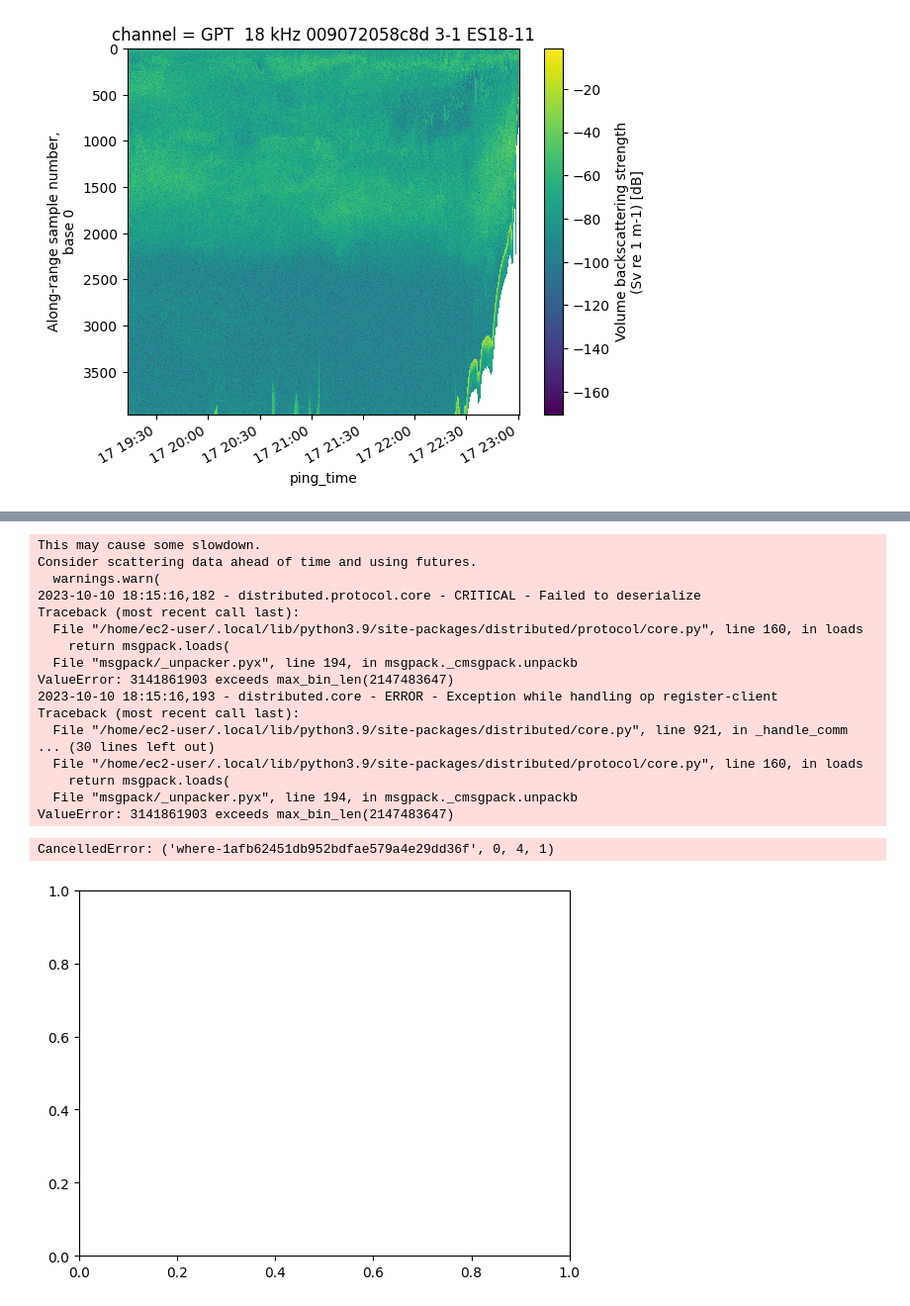
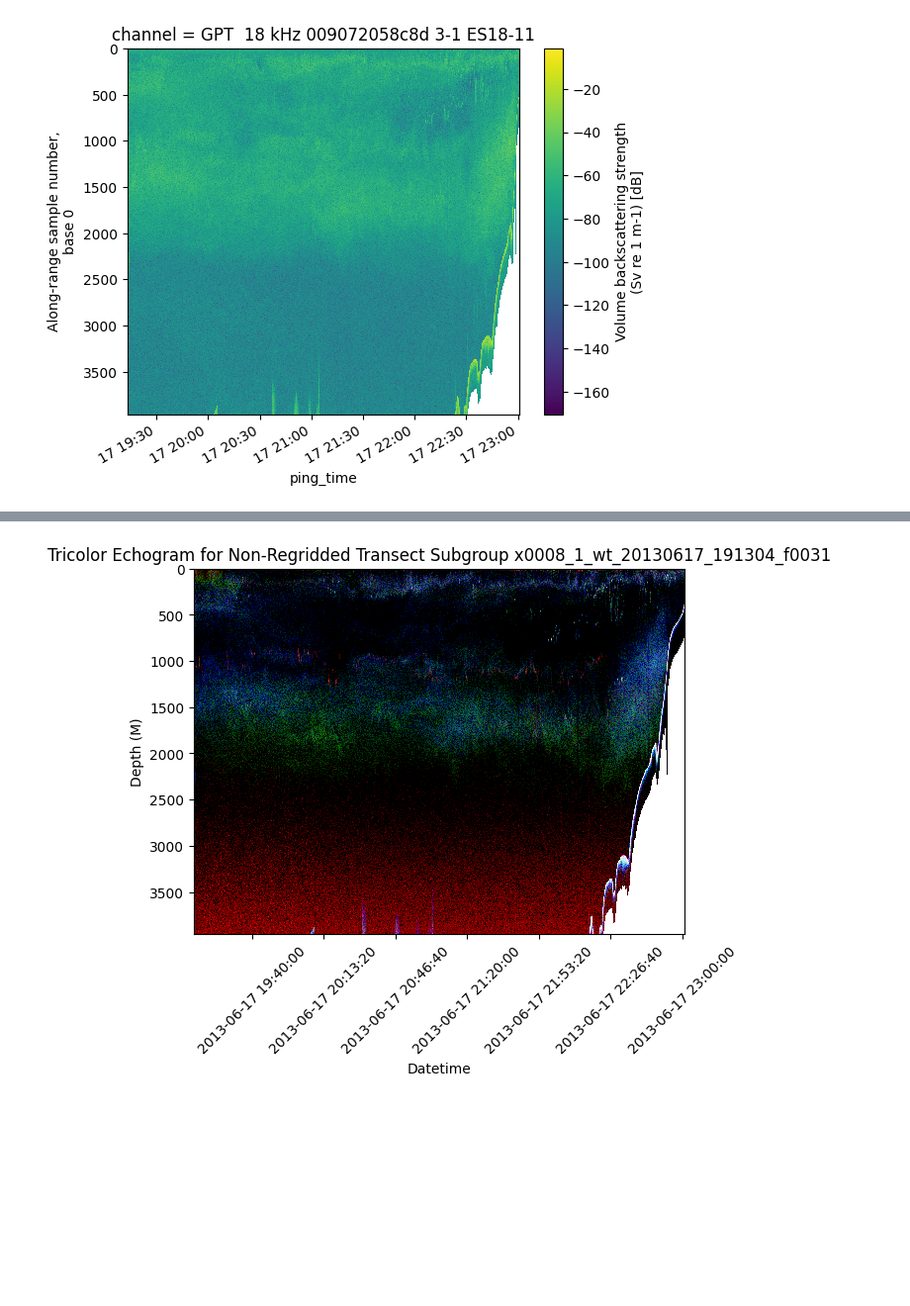
Before and after one commit to ctuguinay/hake_regridding_visualization, a Jupyter notebook: hake_regridding_visualization.ipynb, the cells around one changed output, grey strips where cells are left out. Shown at 99% size. Drawn from its saved outputs; the diff is of its cells as text; code cells hidden in the pictures; blank space fills up the shorter version.

Commit message:
final visualizations before presentation

```diff
--- a/hake_regridding_visualization.ipynb
+++ b/hake_regridding_visualization.ipynb
@@ -89,3 +77,5 @@ ep.open_converted("combined")
+# %%
+combined_ed = ep.open_converted("combined_ed.zarr")
 # %%
 combined_ed
 # %% [output]
@@ -166,5 +128,5 @@ Worker: 1
 # %%
-def plot_tricolor(combined_ds_Sv):
+def plot_tricolor(combined_ds_Sv, figname):
     def convert_to_color(ds_Sv, chan_sel, th_bottom, th_top):
             da_color = ds_Sv.isel(channel=chan_sel)
             da_color = da_color.where(da_color <= th_top, other=th_top)  # set to ceiling at the top
@@ -176,7 +138,7 @@ def plot_tricolor(combined_ds_Sv):
 
     # Set RGB Dictionary
     RGB_dict = {
-        "freq_RGB": [3,2,0],
+        "freq_RGB": [3,1,0],
         "threshold_bottom_RGB": [-70, -70, -70],
         "threshold_top_RGB": [-34, -34, -34]
     }
@@ -193,10 +155,16 @@ def plot_tricolor(combined_ds_Sv):
         da_colors.append(da)
 
     # use combine_nested instead of merge to preserve the RGB frequency sequence
-    tricolor = (
-        xr.combine_nested(da_colors, concat_dim='frequency')
-        .transpose('range_sample', 'ping_time', 'frequency')
-    )
+    try:
+        tricolor = (
+            xr.combine_nested(da_colors, concat_dim='frequency')
+            .transpose('range_sample', 'ping_time', 'frequency')
+        )
+    except:
+        tricolor = (
+            xr.combine_nested(da_colors, concat_dim='frequency')
+            .transpose('depth', 'ping_time', 'frequency')
+        )
     tricolor = tricolor.where(np.logical_not(tricolor.isnull()), other=0)
     tricolor["ping_time"] = tricolor["ping_time"].astype('int')
 
@@ -227,24 +195,11 @@ def plot_tricolor(combined_ds_Sv):
     # Create the plot and set the title text
     plt.title(title)
 
-plot_tricolor(combined_ds_Sv.chunk("auto").persist())
+    # Save fig
+    plt.savefig(figname, dpi=300)
-# %% [output]
-This may cause some slowdown.
-Consider scattering data ahead of time and using futures.
-  warnings.warn(
-2023-10-10 18:15:16,182 - distributed.protocol.core - CRITICAL - Failed to deserialize
-Traceback (most recent call last):
-  File "/home/ec2-user/.local/lib/python3.9/site-packages/distributed/protocol/core.py", line 160, in loads
-    return msgpack.loads(
-  File "msgpack/_unpacker.pyx", line 194, in msgpack._cmsgpack.unpackb
-ValueError: 3141861903 exceeds max_bin_len(2147483647)
-2023-10-10 18:15:16,193 - distributed.core - ERROR - Exception while handling op register-client
-Traceback (most recent call last):
-  File "/home/ec2-user/.local/lib/python3.9/site-packages/distributed/core.py", line 921, in _handle_comm
-... (30 lines left out)
-  File "/home/ec2-user/.local/lib/python3.9/site-packages/distributed/protocol/core.py", line 160, in loads
-    return msgpack.loads(
-  File "msgpack/_unpacker.pyx", line 194, in msgpack._cmsgpack.unpackb
-ValueError: 3141861903 exceeds max_bin_len(2147483647)
-CancelledError: ('where-1afb62451db952bdfae579a4e29dd36f', 0, 4, 1)
-[figure, removed]
+# %%
+plot_tricolor(combined_ds_Sv, "non_regridded_tricolor.png")
+# Running with chunks leads to weird chunk manager errors. Will need to investigate this more later.
+#plot_tricolor(combined_ds_Sv.chunk("auto").persist())
+# %% [output]
+[figure, added]
```
Also changed, not shown: parts of 12 cells of this notebook, 3 other files.
